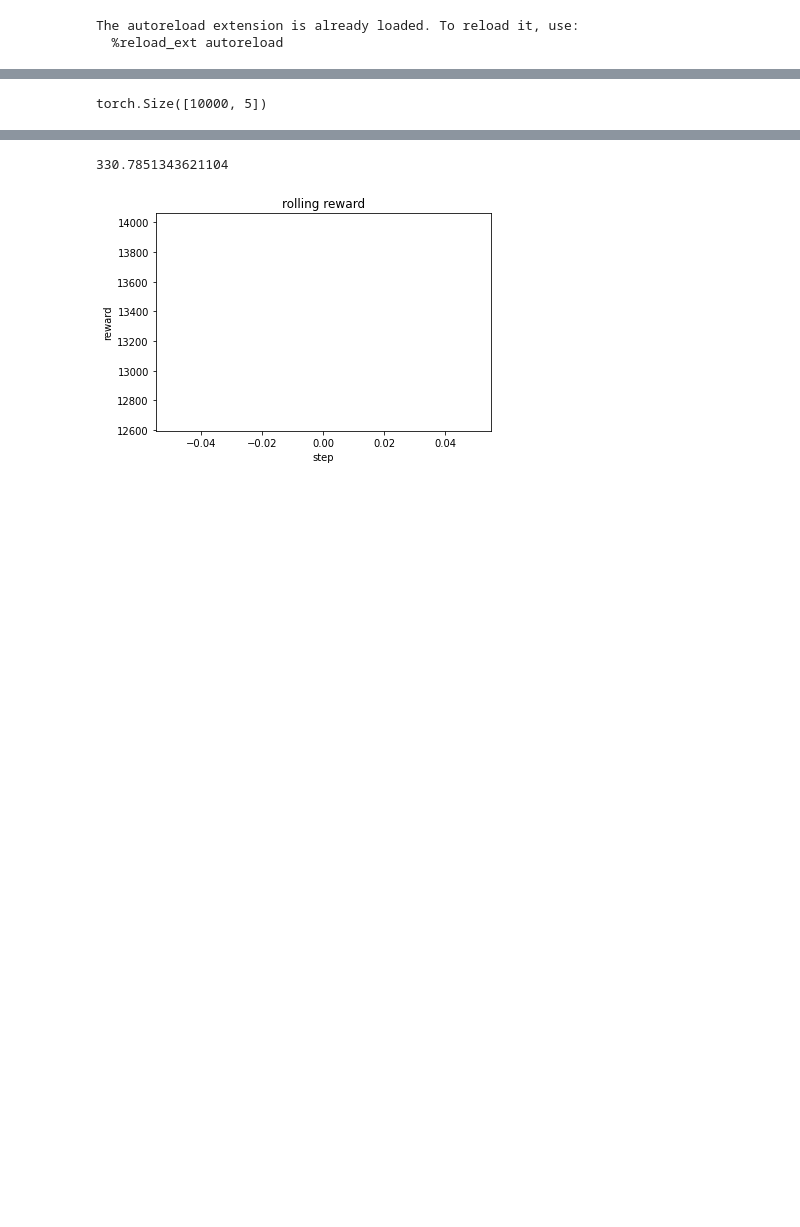
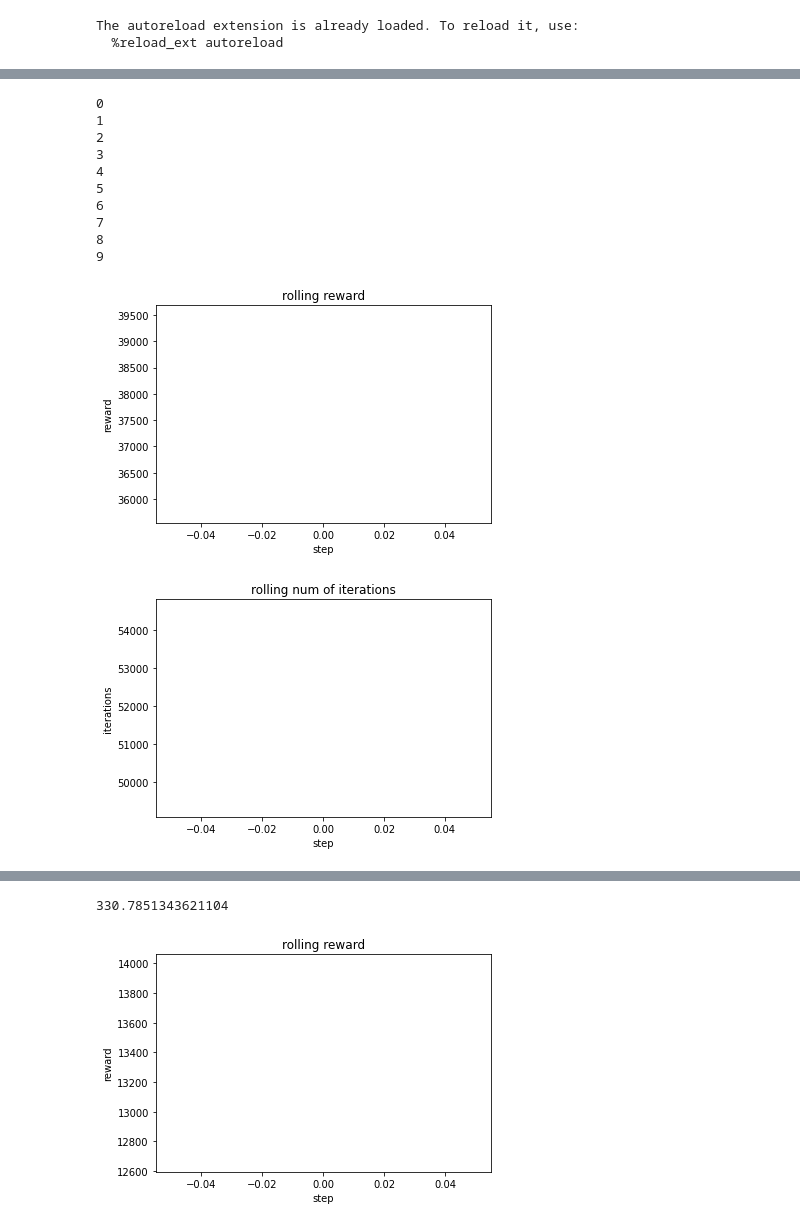
Before and after one commit to limon8884/copter, a Jupyter notebook: note_for_tests.ipynb, the cells around one changed output, grey strips where cells are left out. Cells and saved outputs as stored; diff of their text form; code cells hidden in the pictures; blank space fills up the shorter version.

Commit message:
working model

```diff
--- a/note_for_tests.ipynb
+++ b/note_for_tests.ipynb
@@ -129,6 +155,19 @@ class Trainer(object):
 # %%
-tr = Trainer()
+tr = Trainer(n_iters=2000, n_sessions=50, percentile=70)
+tr.train_model(10)
+tr.plot_trained_logs()
 # tr.generate_sessions(100, 0.7).shape
 # torch.vstack(t).shape
 # %% [output]
-torch.Size([10000, 5])
+0
+1
+2
+3
+4
+5
+6
+7
+8
+9
+[figure, added]
+[figure, added]
```
Also changed, not shown: parts of 8 cells of this notebook, 2 other files.
